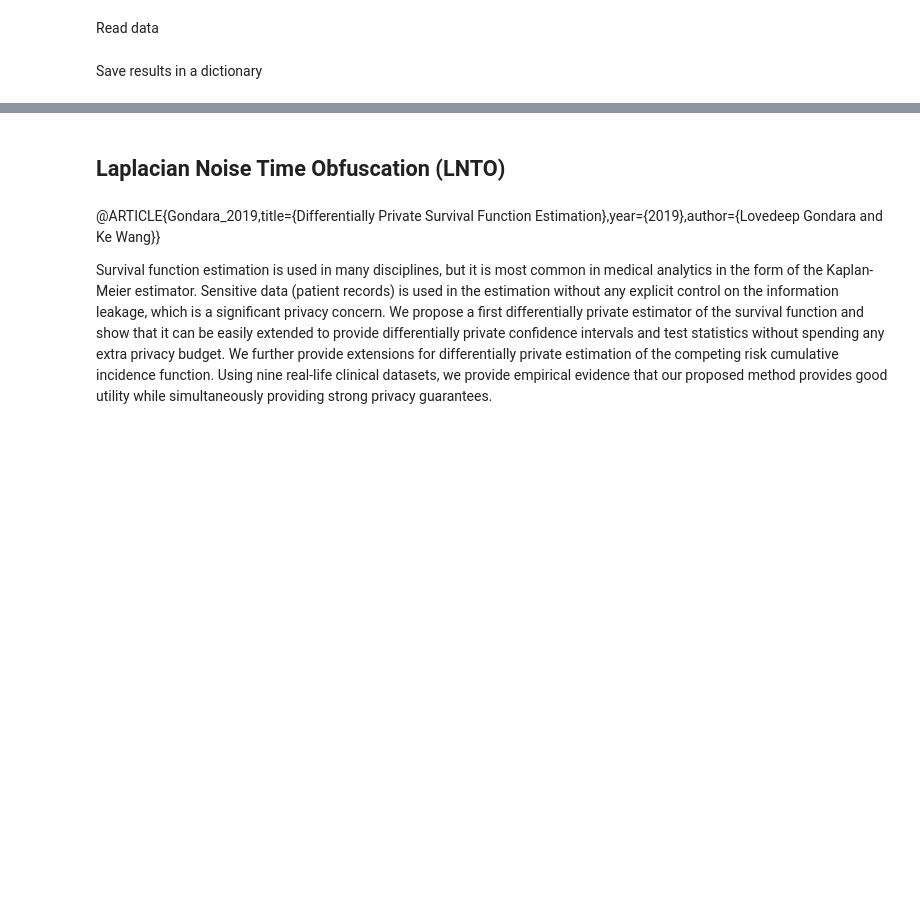
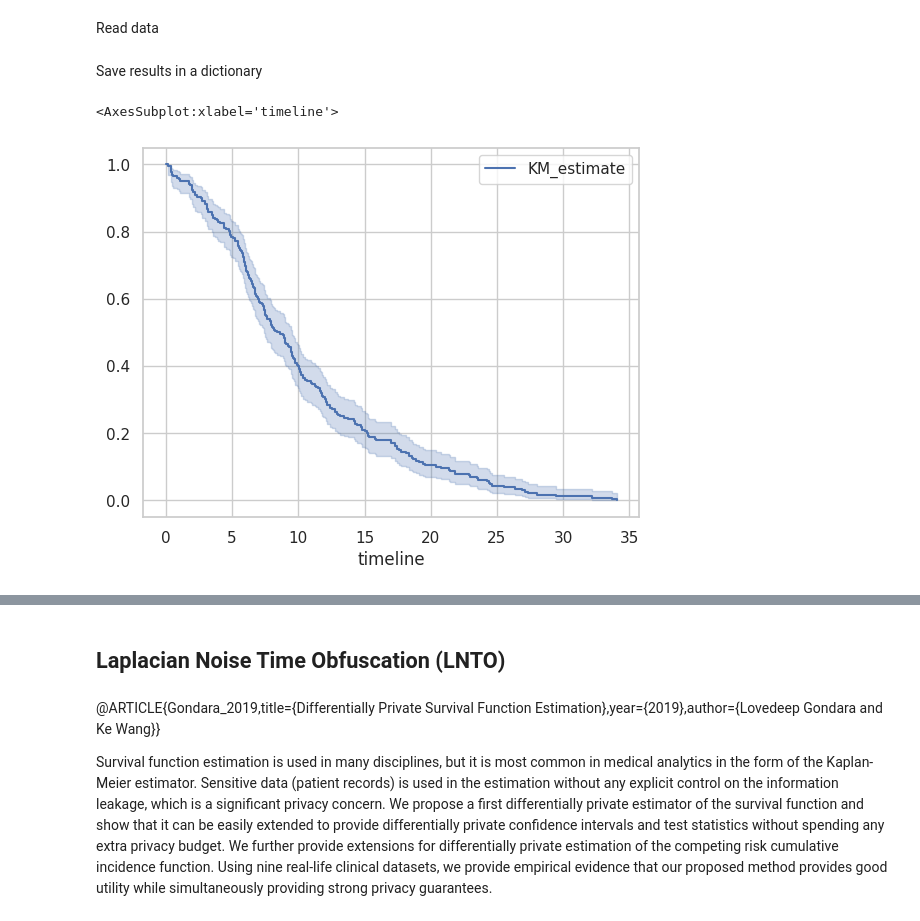
Before and after one commit to Kekkodf/DP-SurvAnalysis, a Jupyter notebook: src/survaival_analysis.ipynb, the cells around one changed output, grey strips where cells are left out. Saved outputs shown, nothing was run; the diff lists cells and outputs as text; code cells hidden in the pictures; blank space fills up the shorter version.

```diff
--- a/src/survaival_analysis.ipynb
+++ b/src/survaival_analysis.ipynb
@@ -11,7 +11,11 @@ import matplotlib.pyplot as plt
 import seaborn as sns
 import os
 import sys
+import random
 from lifelines import KaplanMeierFitter
+
+sns.set(style="whitegrid")
+sns.set_context("notebook")
 # %% [markdown]
 Read data
 # %%
@@ -27,0 +29,19 @@ dfs = {name : load_data(name) for name in names}
+# %%
+names = ["cancer", "kidney", "mgus", "ovarian", "veteran"]
+df_cancer = load_data(names[0]) #convert time to months, groups Male/Female(originally)
+df_kidney = load_data(names[1]) #convert time to months, groups Male/Female(originally)
+df_mgus = load_data(names[2]) #convert time to months, groups Male/Female(originally)
+df_ovarian = load_data(names[3]) #convert time to months, groups treatment arms
+df_veteran = load_data(names[4]) #convert time to months, groups treatment arms
+# %%
+#convert time to months
+df_cancer['time'] = df_cancer['time']/30
+# %%
+#compute KM for each dataset
+kmf_cancer = KaplanMeierFitter()
+kmf_cancer.fit(df_cancer["time"], event_observed=df_cancer["status"])
+#plot KM
+kmf_cancer.plot()
+# %% [output]
+<AxesSubplot:xlabel='timeline'>
+[figure, added]
```
Also changed, not shown: parts of 20 cells of this notebook.
